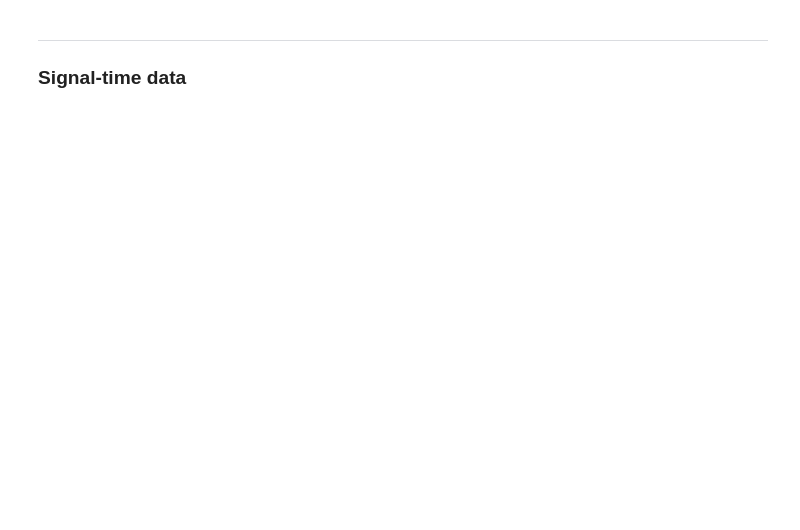
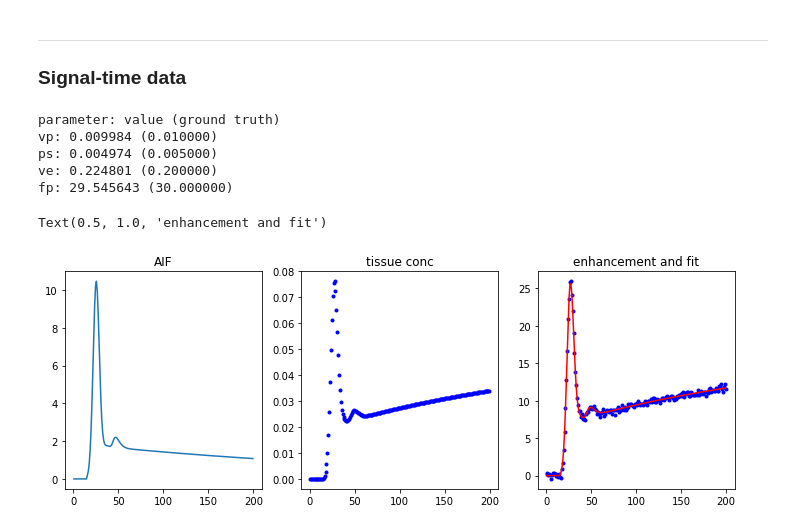
Before and after one commit to mjt320/SEPAL, a Jupyter notebook: demo/demo_simulate_and_fit.ipynb, the cells around one changed output. Drawn from its saved outputs; the diff is of its cells as text; code cells hidden in the pictures; blank space fills up the shorter version.

```diff
--- a/demo/demo_simulate_and_fit.ipynb
+++ b/demo/demo_simulate_and_fit.ipynb
@@ -60,3 +52,59 @@ array([[1, 0, 3, 0],
 # %% [markdown]
 ---
 ### Signal-time data
+# %%
+from dce import aifs, pk_models, dce_fit, relax, signal_models, water_ex_models
+
+# define timepoints
+dt = 1.
+t = np.arange(0,200)*dt + dt/2
+
+# define AIF, pharmacokinetic model and noise level
+aif = aifs.parker(hct=0.42, t_start=15.)
+pk_pars = {'vp': 0.01, 'ps': 5e-3, 've': 0.2, 'fp': 30, 'ktrans': 5e-2}
+pk_model = pk_models.tcxm(t, aif) # <-- CHANGE THE MODEL HERE
+
+r0_tissue = relax.relaxation(r_1 = 1./0.8, r_2s = 0.)
+r0_vif = relax.relaxation(r_1 = 1./1.7, r_2s = 0.)
+k_vif, k_tissue = 1., 1.
+hct = 0.42
+tr, fa_rad, te = 4e-3, 15.*(np.pi/180.), 1.5e-3
+
+# processing options
+baseline_idx = [0,1,2]
+rlxy = relax.relaxivity(r_1 = 5.0, r_2s = 0)
+c_to_r_model = relax.c_to_r_linear(rlxy)
+signal_model = signal_models.spgr(tr, fa_rad, te)
+water_ex_model = water_ex_models.fxl()
+
+
+noise = 0.25
+
+# generate enhancement with noise
+c_t, _c_cp, _c_e = pk_model.conc(**pk_pars)
+enh = dce_fit.pkp_to_enh(pk_pars, hct, k_tissue, r0_tissue, r0_vif, pk_model, c_to_r_model, water_ex_model, signal_model)
+enh += np.random.normal(loc = 0., scale = noise, size = enh.shape)
+
+# fit measured concentration using the same pharmacokinetic model
+pk_pars_0 = [{'vp': 0.1, 'ps': 5e-3, 've': 0.3, 'fp': 20, 'ktrans': 1e-4},
+                         {'vp': 0.1, 'ps': 5e-3, 've': 0.3, 'fp': 20, 'ktrans': 1e-4}]
+pk_pars_fit, enh_fit = dce_fit.enh_to_pkp(enh, hct, k_tissue, r0_tissue, r0_vif, pk_model, c_to_r_model, water_ex_model, signal_model)
+
+print("parameter: value (ground truth)")
+[ print(f"{key}: {val:.6f} ({pk_pars[key]:.6f})") for key, val in pk_pars_fit.items() ]
+
+fig, ax = plt.subplots(1,3, figsize=(12,4))
+ax[0].plot(t, aif.c_ap(t));
+ax[0].set_title('AIF');
+ax[1].plot(t, c_t, 'b.');
+ax[1].set_title('tissue conc');
+ax[2].plot(t, enh, 'b.', t, enh_fit, 'r-')
+ax[2].set_title('enhancement and fit')
+# %% [output]
+parameter: value (ground truth)
+vp: 0.009984 (0.010000)
+ps: 0.004974 (0.005000)
+ve: 0.224801 (0.200000)
+fp: 29.545643 (30.000000)
+Text(0.5, 1.0, 'enhancement and fit')
+[figure, added]
```
Also changed, not shown: parts of 2 cells of this notebook, 5 other files.
